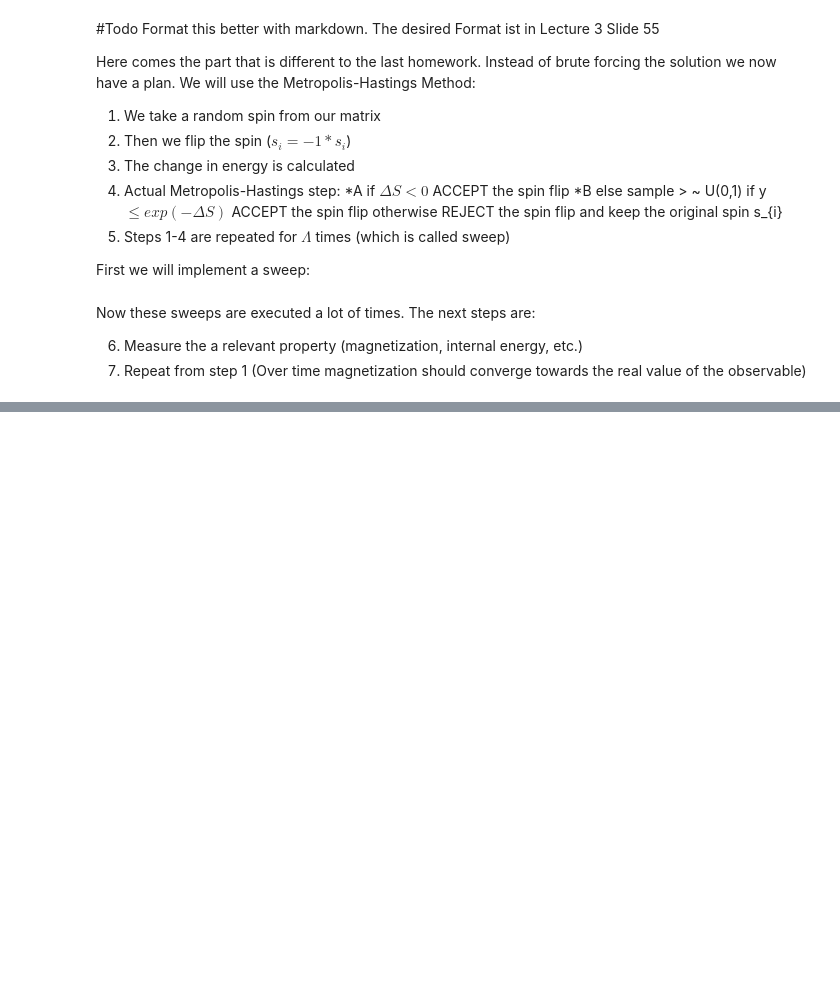
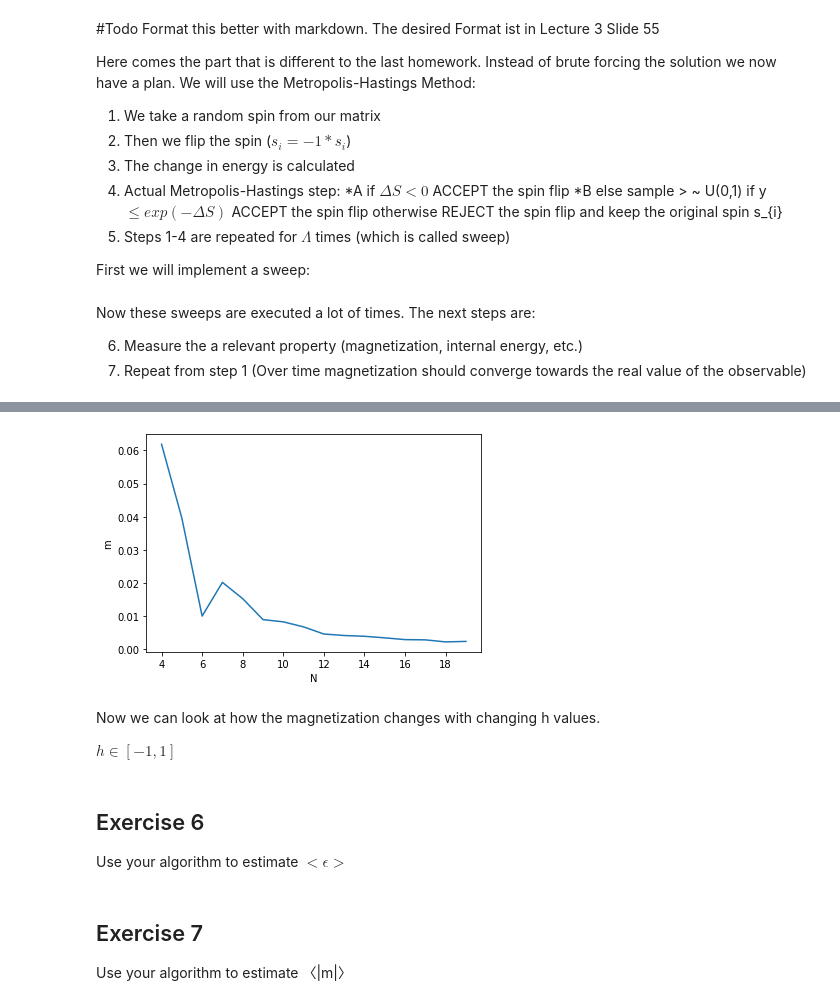
Before and after one commit to thomas-matt-block/physics760_Martin, a Jupyter notebook: Exercise 2/exercise2.ipynb, the cells around one changed output, grey strips where cells are left out. Saved outputs shown, nothing was run; the diff lists cells and outputs as text; code cells hidden in the pictures; blank space fills up the shorter version.

```diff
--- a/Exercise 2/exercise2.ipynb
+++ b/Exercise 2/exercise2.ipynb
@@ -134,14 +136,9 @@ Now these sweeps are executed a lot of times. The next steps are:
 # %%
 #lambda seems to cause a invalid syntax error
 def mc_estimate(spin_array, j, h, t, lamba, repeats):
-    m=[]
+    m=np.zeros(repeats)
     for k in range(repeats):
         for i in range(lamba):
             spin_array=sweep(spin_array, j, h, t)
-        m=m+[magnetization_random_configurations(spin_array, j, h, t, 0.1)]
-    return m
-
-
-
-spin_array=gen_spin_array(5)
-print(mc_estimate(spin_array, 1, 1, 1, 10000, 10))
+        m[k]=magnetization_random_configurations(spin_array, j, h, t, 0.1)
+    return np.average(m)
@@ -149,0 +163,18 @@ print(mc_estimate(spin_array, 1, 1, 1, 10000, 10))
+# %%
+def plot_m_N_dependency(min_value, max_value, j, h, t, lamba, repeats):
+    n_array=np.arange(min_value, max_value, 1)
+    m_array=np.zeros(len(n_array))
+    for i in range(len(n_array)):
+        m_array[i]=mc_estimate(gen_spin_array(n_array[i]), j, h, t, lamba, repeats)
+    plt.plot(n_array, m_array)
+    plt.xlabel("N")
+    plt.ylabel("m")
+    plt.savefig("n_m_dependency.png")
+
+plot_m_N_dependency(4, 20, 1, 1, 1, 100, 100)
+# %% [output]
+[figure, added]
+# %% [markdown]
+Now we can look at how the magnetization changes with changing h values.
+
+$h \in [-1, 1]$
@@ -149,0 +193,8 @@ print(mc_estimate(spin_array, 1, 1, 1, 10000, 10))
+# %% [markdown]
+## Exercise 6
+
+Use your algorithm to estimate $<\epsilon>$
+# %% [markdown]
+## Exercise 7
+
+Use your algorithm to estimate 〈|m|〉
```
Also changed, not shown: parts of 7 cells of this notebook, 1 other file.
